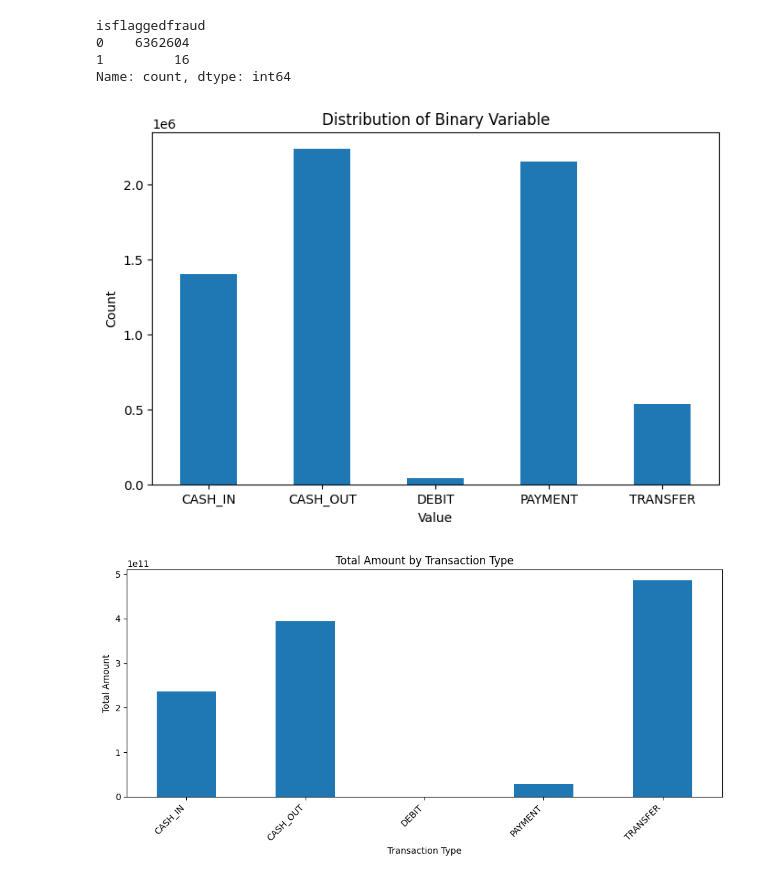
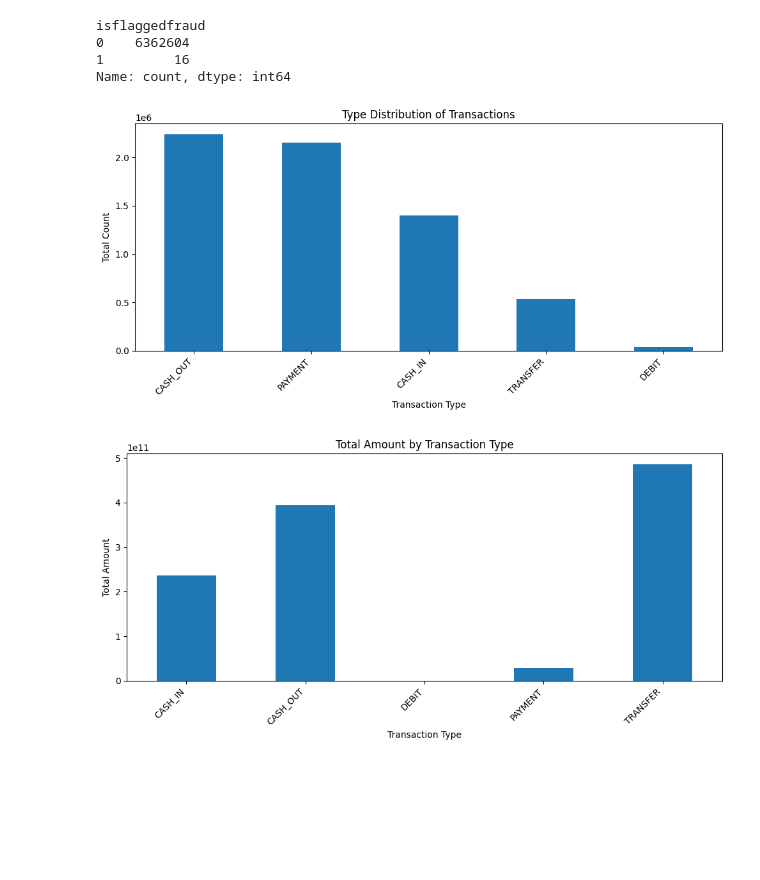
Before and after one commit to Nubily44/Prog, a Jupyter notebook: data_studies/paysim1.ipynb, the cells around one changed output. Saved outputs shown, nothing was run; the diff lists cells and outputs as text; code cells hidden in the pictures; blank space fills up the shorter version.

```diff
--- a/data_studies/paysim1.ipynb
+++ b/data_studies/paysim1.ipynb
@@ -90,20 +90,6 @@ isflaggedfraud
 0    6362604
 1         16
 Name: count, dtype: int64
-# %%
-df["type"].value_counts().sort_index().plot(
-    kind="bar",
-    figsize=(8, 5)
-)
-
-plt.xlabel("Value")
-plt.ylabel("Count")
-plt.title("Distribution of Binary Variable")
-plt.xticks(rotation=0)
-
-plt.show()
-# %% [output]
-[figure, old version]
 # %%
 import matplotlib.pyplot as plt
 
@@ -123,6 +109,19 @@ def barplot(df, values, labels, title=None, xlabel=None, ylabel=None):
     plt.xticks(rotation=45, ha='right')
     plt.tight_layout()
     plt.show()
+# %%
+type_distinc = df['type'].value_counts().reset_index()
+
+barplot(
+    df=type_distinc,
+    values='count',
+    labels='type',
+    title='Type Distribution of Transactions',
+    xlabel='Transaction Type',
+    ylabel='Total Count'
+    )
+# %% [output]
+[figure, new version]
 # %%
 value_types = df.groupby('type')['amount'].sum().reset_index()
 
```
